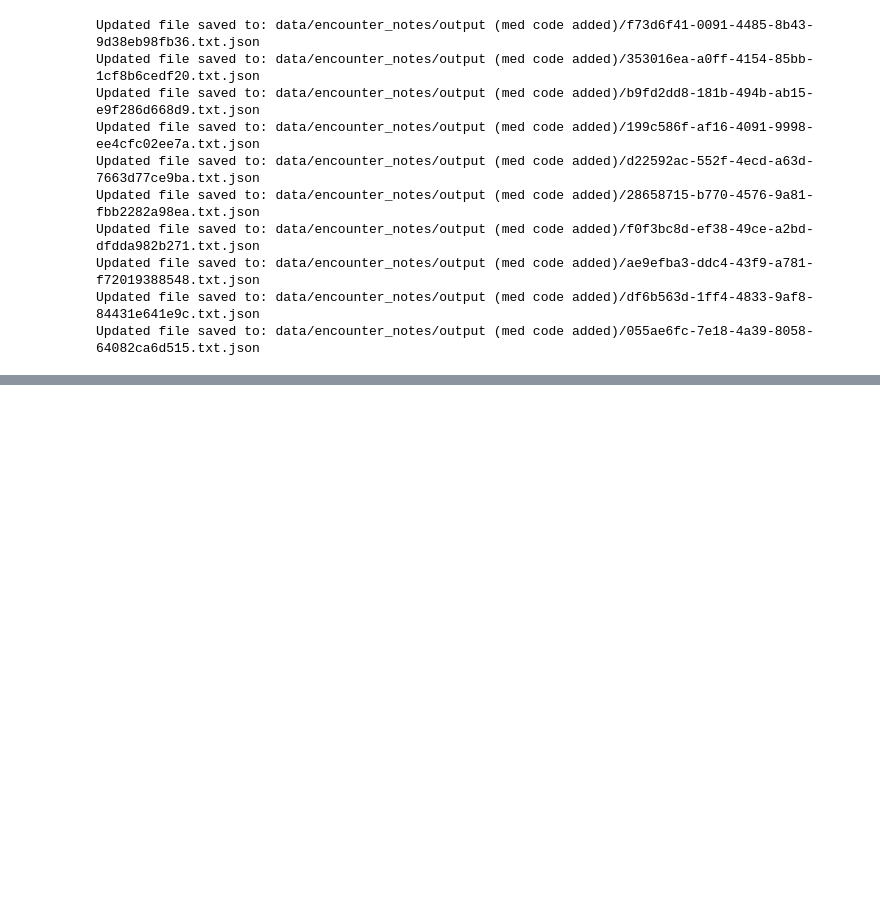
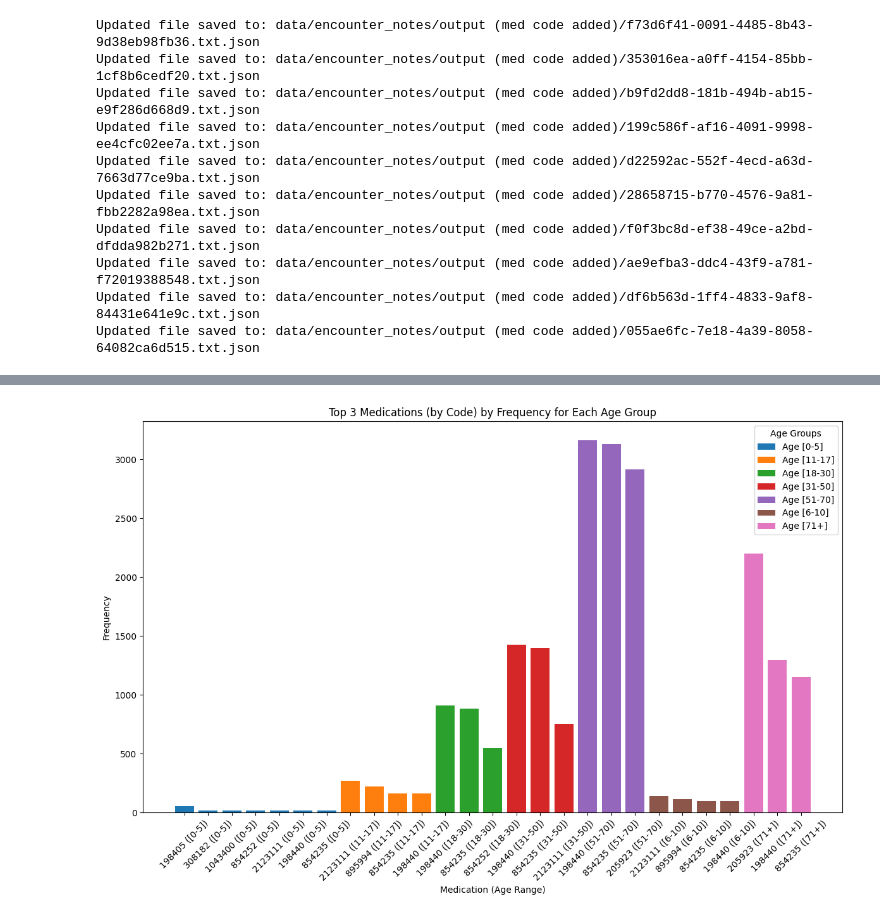
Before and after one commit to ICS-CLASSROOM/assignment-3-synthesis-jswlee, a Jupyter notebook: Assignment_3.ipynb, the cells around one changed output, grey strips where cells are left out. Drawn from its saved outputs; the diff is of its cells as text; code cells hidden in the pictures; blank space fills up the shorter version.

```diff
--- a/Assignment_3.ipynb
+++ b/Assignment_3.ipynb
@@ -570,0 +852,44 @@ Updated file saved to: data/encounter_notes/output (med code added)/055ae6fc-7e1
+# %%
+# Step 1: Flatten medications and join with age ranges
+medications_df = df.select(
+    col("demographics.age"),
+    explode(col("medications.code")).alias("medication_code")
+).join(age_ranges_df, on="age")
+
+# Step 2: Count frequency of medications within each age group
+medication_frequency = medications_df.groupBy("age_range", "medication_code").agg(
+    count("*").alias("frequency")
+)
+
+# Step 3: Rank medications within each age group
+window_spec = Window.partitionBy("age_range").orderBy(col("frequency").desc())
+ranked_medications = medication_frequency.withColumn("rank", rank().over(window_spec))
+
+# Step 4: Filter top 3 medications per age group
+top_3_medications = ranked_medications.filter(col("rank") <= 3)
+
+# Convert to Pandas for visualization
+top_3_pd = top_3_medications.toPandas()
+
+# Step 5: Visualization
+fig, ax = plt.subplots(figsize=(12, 8))
+
+# Plot top medications for each age group
+for age_range in top_3_pd["age_range"].unique():
+    subset = top_3_pd[top_3_pd["age_range"] == age_range]
+    ax.bar(
+        subset["medication_code"] + " (" + age_range + ")",
+        subset["frequency"],
+        label=f"Age {age_range}"
+    )
+
+# Add labels and legend
+plt.xlabel("Medication (Age Range)")
+plt.ylabel("Frequency")
+plt.title("Top 3 Medications (by Code) by Frequency for Each Age Group")
+plt.xticks(rotation=45)
+plt.legend(title="Age Groups")
+plt.tight_layout()
+plt.show()
+# %% [output]
+[figure, added]
```
Also changed, not shown: parts of 11 cells of this notebook, 7 other files.
